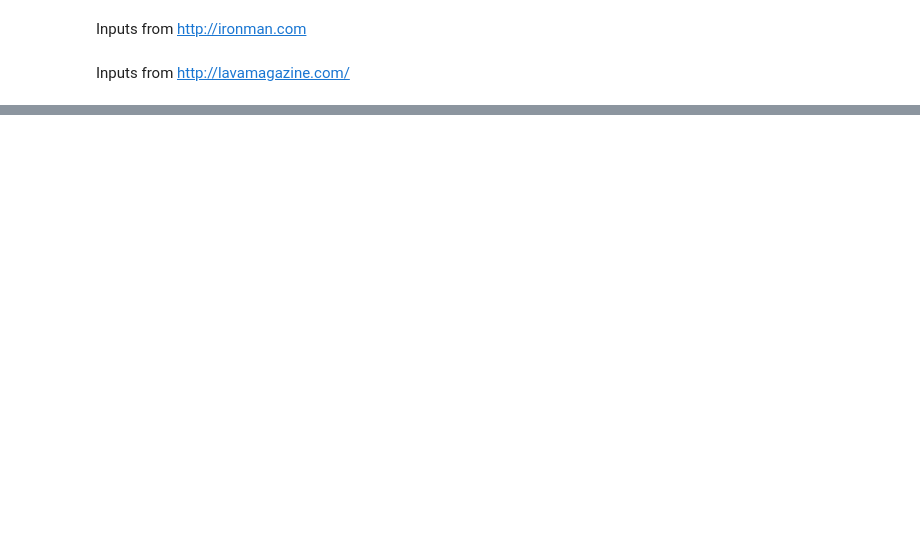
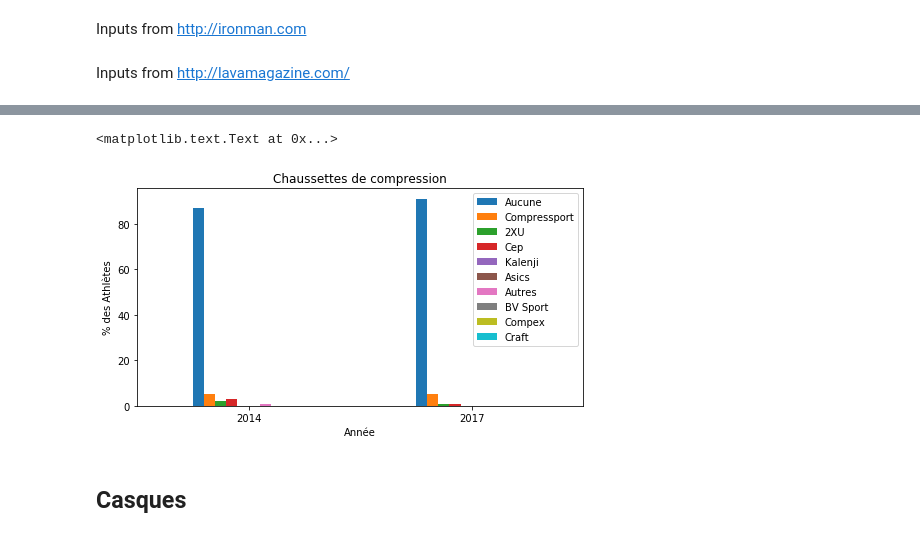
Before and after one commit to marxav/kona, a Jupyter notebook: 2017_kona_lava_stats.ipynb, the cells around one changed output, grey strips where cells are left out. Saved outputs shown, nothing was run; the diff lists cells and outputs as text; code cells hidden in the pictures; blank space fills up the shorter version.

```diff
--- a/2017_kona_lava_stats.ipynb
+++ b/2017_kona_lava_stats.ipynb
@@ -102,0 +105,35 @@ ax.set_ylabel('% des Athlètes')
+# %%
+lava_compression_socks = [
+    # 2014 count from http://lavamagazine.com/2014-hawaii-ironman-compression-legging-count/
+    {'Compressport':127, 'Cep':71, '2XU': 45, 'Zoot':11, 'Skins':9,
+     'BV Sport':9, 'SLS3':8, 'Zensah':5, 'Sigvaris':3, 'Ion':3,
+     'Recofit':2, 'Xbionic': 2, 'Orca':2, 'McDavid':1, 'Rocket':1,
+     'Ekoi':1, 'Asics': 1, 'Hoka':1, 'Compex':1, 'Sural':1,
+     'Salomon':1, '110%': 1, 'Craft':1, 'Autres':13 },
+    # 2017 count from http://lavamagazine.com/ironman-compression-count
+     {'Compressport':115, 'Cep':19, '2XU': 23, 'Zensah':11, 'Skins':10,
+     'BV Sport':10, 'SLS3':9, 'Zoot':4, 'Nike':2, 'Kalenji':2,
+     'Orca':1, 'Xbionic': 1, 'Mizuno':1, 'Hoko':1, 'Sural':1,
+    'Autres': 7}
+]
+# %%
+df = create_dataframe(lava_compression_socks, participants, 'Aucune')
+df = df.fillna(value=0)
+
+# discard any brand which is not is the top-10 brands
+# otherwise, chart will be diffcult to read
+top_10 = df.loc[2017].sort_values(ascending=False).head(10).index
+df = df[top_10]
+
+# trick to cope with 2014 instead of 2016
+df.loc[2014] = df.loc[2016]
+df = df.loc[[2014,2017],:]
+
+ax = df.plot.bar(title='Chaussettes de compression', figsize=(8, 4), rot=0)
+ax.set_xlabel('Année')
+ax.set_ylabel('% des Athlètes')
+# %% [output]
+<matplotlib.text.Text at 0x...>
+[figure, added]
+# %% [markdown]
+## Casques
```
Also changed, not shown: parts of 51 cells of this notebook.
